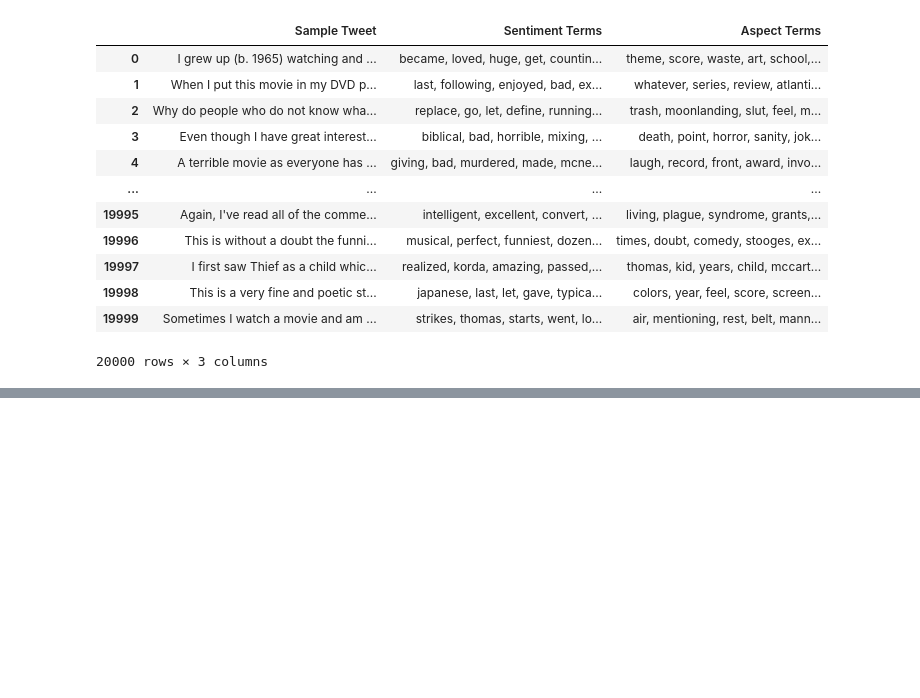
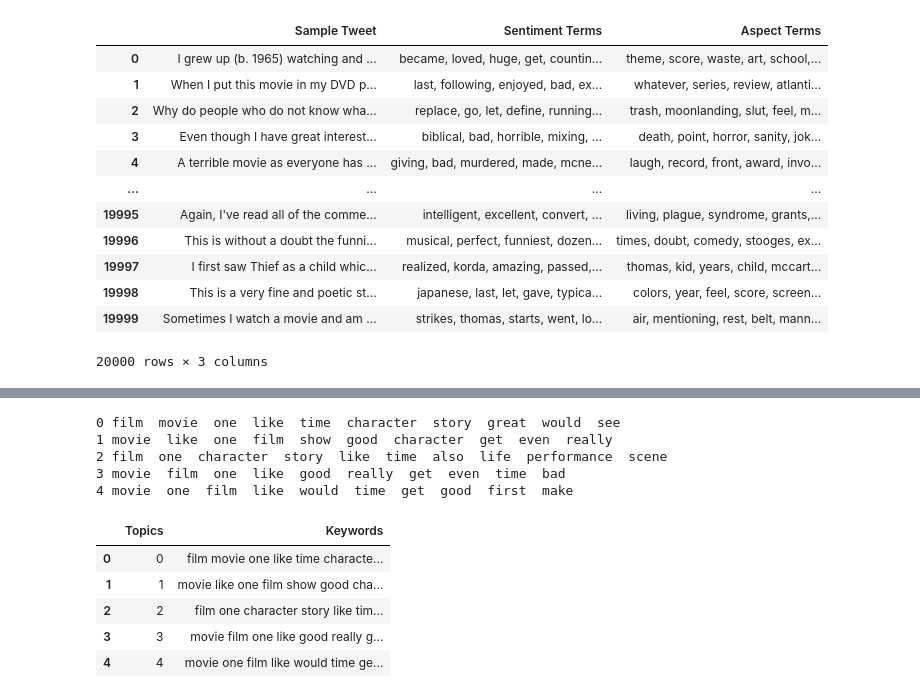
Before and after one commit to muftialroaz/movies-sentiment-analysis, a Jupyter notebook: ATE_ACD.ipynb, the cells around one changed output, grey strips where cells are left out. Saved outputs shown, nothing was run; the diff lists cells and outputs as text; code cells hidden in the pictures; blank space fills up the shorter version.

```diff
--- a/ATE_ACD.ipynb
+++ b/ATE_ACD.ipynb
@@ -349,0 +267,31 @@ df_final
+# %%
+import re
+topics = lda_model.show_topics()
+cleaned_topics = []
+
+for topic_id, topic_string in topics:
+    # Menghapus angka, tanda bintang, tanda plus, dan tanda kutip ganda dari setiap topik
+    cleaned_topic_string = re.sub(r'[\d\*\+\"\'\.]', '', topic_string)
+    # Menambahkan topik yang sudah dibersihkan ke dalam daftar
+    cleaned_topics.append((topic_id, cleaned_topic_string))
+
+# Menampilkan topik yang sudah dibersihkan
+for topic_id, topic_string in cleaned_topics:
+    print(topic_id, topic_string)
+# %% [output]
+0 film  movie  one  like  time  character  story  great  would  see
+1 movie  like  one  film  show  good  character  get  even  really
+2 film  one  character  story  like  time  also  life  performance  scene
+3 movie  film  one  like  good  really  get  even  time  bad
+4 movie  one  film  like  would  time  get  good  first  make
+# %%
+topics_df = pd.DataFrame(cleaned_topics)
+topics_df.rename(columns={0: 'Topics', 1: 'Keywords'}, inplace=True)
+topics_df
+# %% [output]
+|  | Topics | Keywords |
+| 0 | 0 | film movie one like time characte... |
+| 1 | 1 | movie like one film show good cha... |
+| 2 | 2 | film one character story like tim... |
+| 3 | 3 | movie film one like good really g... |
+| 4 | 4 | movie one film like would time ge... |
```
Also changed, not shown: parts of 22 cells of this notebook.
